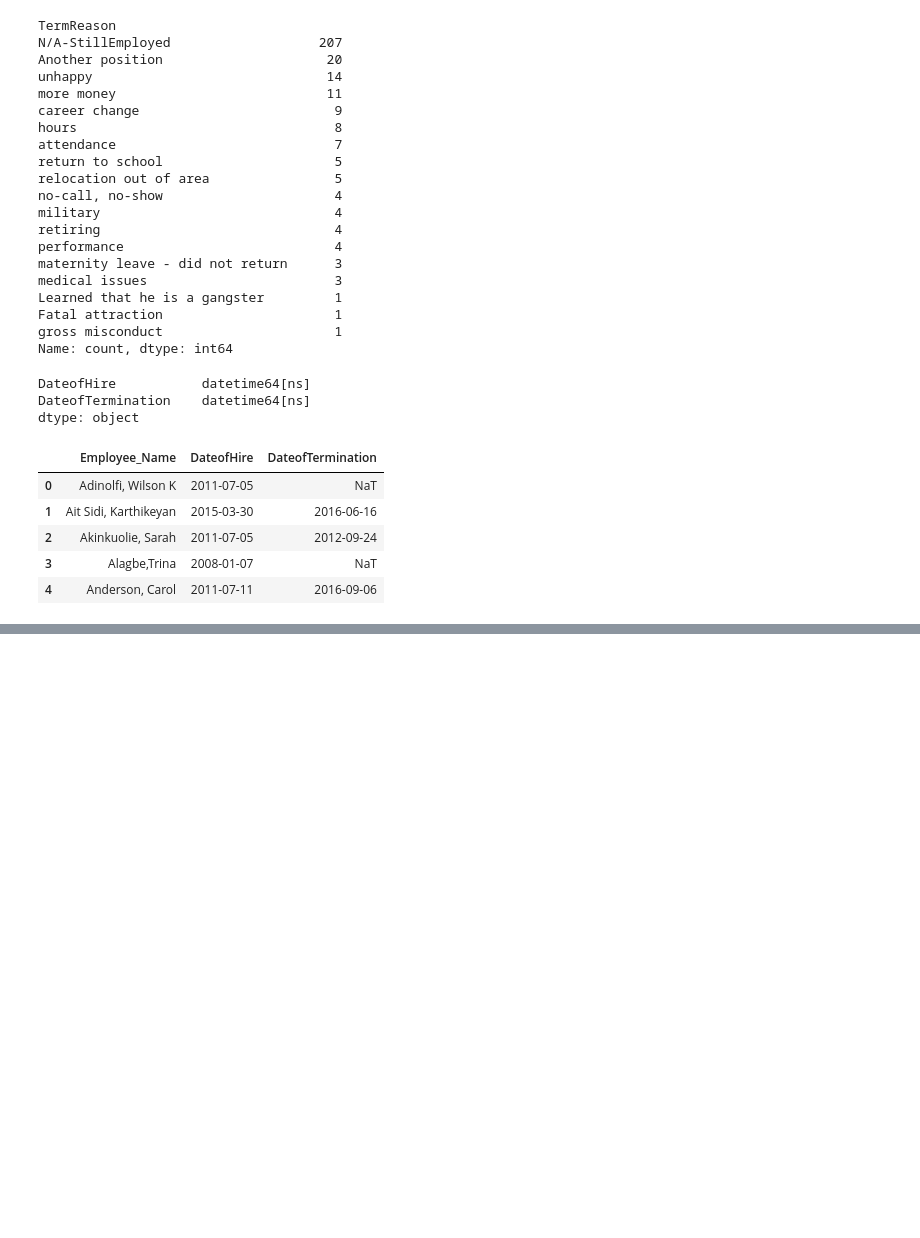
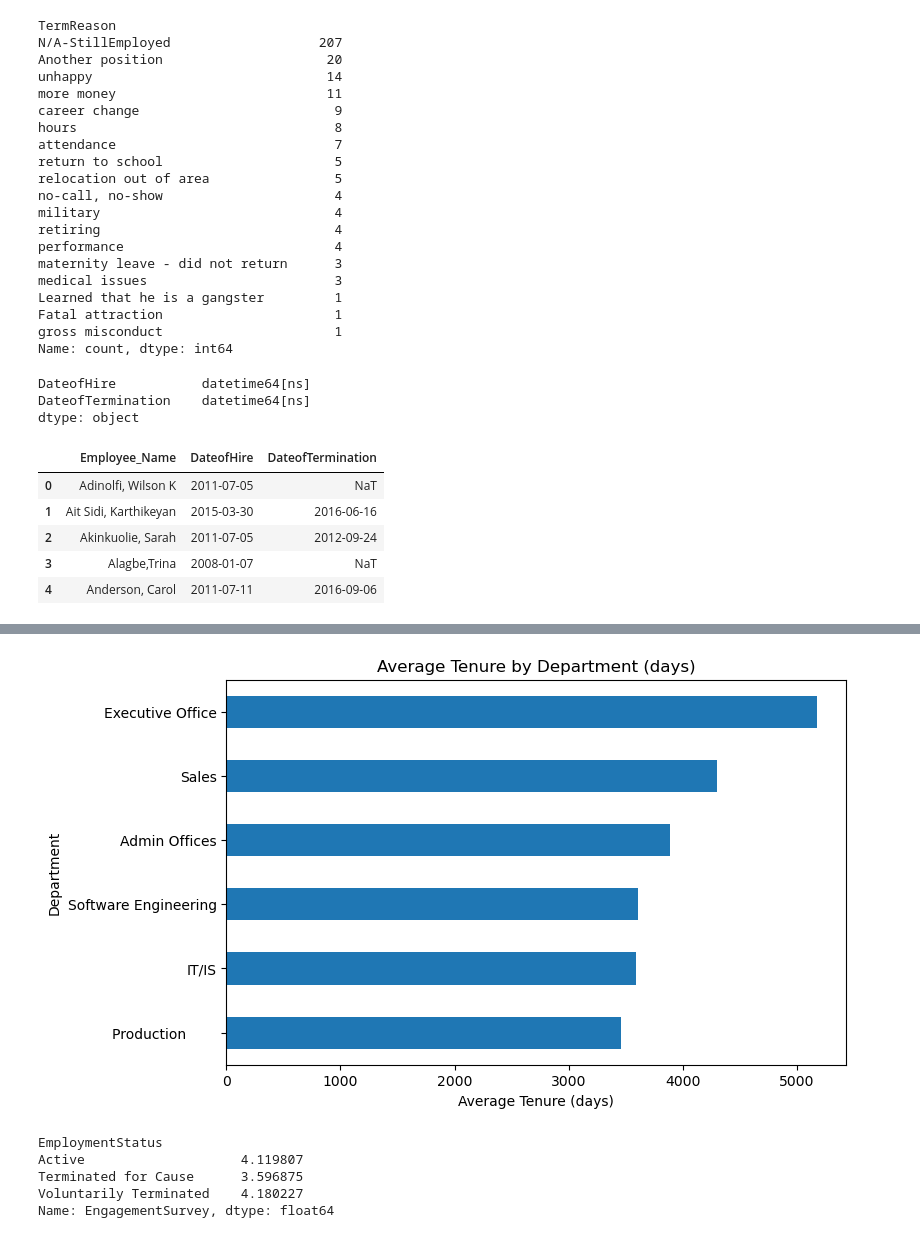
Before and after one commit to Priya888-eng/hr-payroll-analytics-dashboard, a Jupyter notebook: notebooks/01_data_cleaning.ipynb, the cells around one changed output, grey strips where cells are left out. Cells and saved outputs as stored; diff of their text form; code cells hidden in the pictures; blank space fills up the shorter version.

Commit message:
EDA: tenure by department, engagement by employment status

```diff
--- a/notebooks/01_data_cleaning.ipynb
+++ b/notebooks/01_data_cleaning.ipynb
@@ -125,3 +125,7 @@ df[['Employee_Name','DateofHire','DateofTermination']].head()
 | 4 | Anderson, Carol | 2011-07-11 | 2016-09-06 |
 # %%
 df.to_csv('../data/cleaned/HRDataset_cleaned.csv', index=False)
+# %%
+df['DateofTermination_filled'] = df['DateofTermination'].fillna(pd.Timestamp.today())
+df['TenureDays'] = (df['DateofTermination_filled'] - df['DateofHire']).dt.days
+df[['Employee_Name','DateofHire','DateofTermination','TenureDays']].head()
@@ -127,0 +139,17 @@ df.to_csv('../data/cleaned/HRDataset_cleaned.csv', index=False)
+# %%
+import matplotlib.pyplot as plt
+
+avg_tenure = df.groupby('Department')['TenureDays'].mean().sort_values()
+avg_tenure.plot(kind='barh', figsize=(8,5), title='Average Tenure by Department (days)')
+plt.xlabel('Average Tenure (days)')
+plt.show()
+# %% [output]
+[figure, added]
+# %%
+df.groupby('EmploymentStatus')['EngagementSurvey'].mean()
+# %% [output]
+EmploymentStatus
+Active                    4.119807
+Terminated for Cause      3.596875
+Voluntarily Terminated    4.180227
+Name: EngagementSurvey, dtype: float64
```
Also changed, not shown: parts of 1 cell of this notebook.
